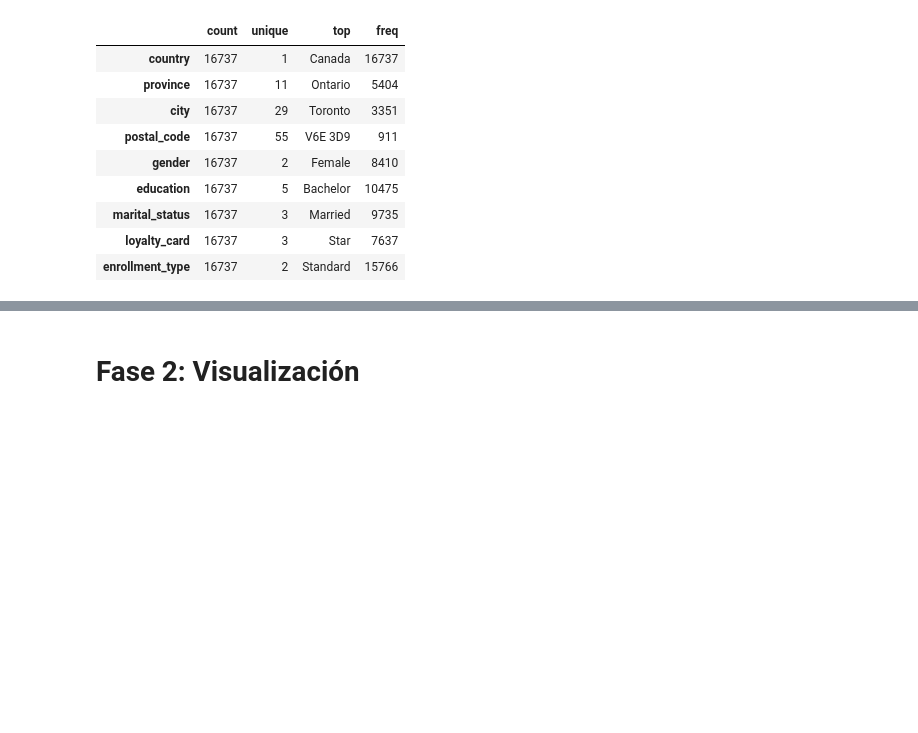
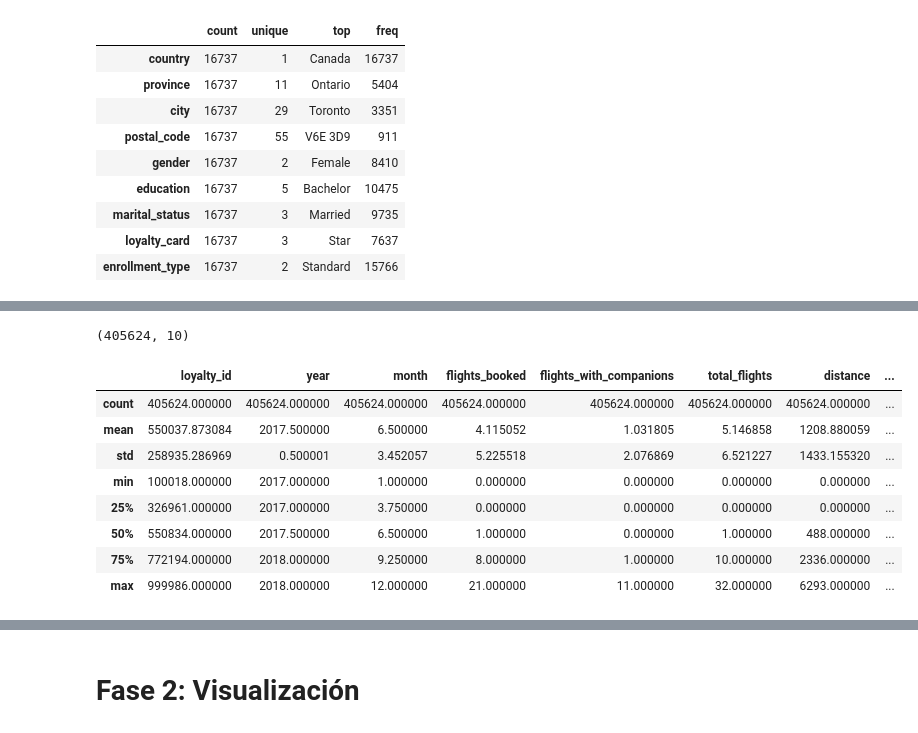
Before and after one commit to Adalab/bda-modulo-3-evaluacion-final-noeliareina, a Jupyter notebook: Ejercicio_Evaluacion_Modulo_3.ipynb, the cells around one changed output, grey strips where cells are left out. Saved outputs shown, nothing was run; the diff lists cells and outputs as text; code cells hidden in the pictures; blank space fills up the shorter version.

```diff
--- a/Ejercicio_Evaluacion_Modulo_3.ipynb
+++ b/Ejercicio_Evaluacion_Modulo_3.ipynb
@@ -834,0 +1106,5 @@ Se utiliza para reemplazar un valor concreto de esa columna, no todos
+# %%
+# 2. Cargar el dataset de la información de la actividad de los vuelos de los clientes sin la columna "Unnamed: 0"
+df_flight = pd.read_csv("Customer_Flight_Activity.csv")
+# Vista previa de los datos
+display(df_flight.head())
@@ -834,0 +1320,16 @@ Se utiliza para reemplazar un valor concreto de esa columna, no todos
+# %%
+df_flight.shape
+# %% [output]
+(405624, 10)
+# %%
+df_flight.describe()
+# %% [output]
+|  | loyalty_id | year | month | flights_booked | flights_with_companions | total_flights | distance | ... |
+| count | 405624.000000 | 405624.000000 | 405624.000000 | 405624.000000 | 405624.000000 | 405624.000000 | 405624.000000 | ... |
+| mean | 550037.873084 | 2017.500000 | 6.500000 | 4.115052 | 1.031805 | 5.146858 | 1208.880059 | ... |
+| std | 258935.286969 | 0.500001 | 3.452057 | 5.225518 | 2.076869 | 6.521227 | 1433.155320 | ... |
+| min | 100018.000000 | 2017.000000 | 1.000000 | 0.000000 | 0.000000 | 0.000000 | 0.000000 | ... |
+| 25% | 326961.000000 | 2017.000000 | 3.750000 | 0.000000 | 0.000000 | 0.000000 | 0.000000 | ... |
+| 50% | 550834.000000 | 2017.500000 | 6.500000 | 1.000000 | 0.000000 | 1.000000 | 488.000000 | ... |
+| 75% | 772194.000000 | 2018.000000 | 9.250000 | 8.000000 | 1.000000 | 10.000000 | 2336.000000 | ... |
+| max | 999986.000000 | 2018.000000 | 12.000000 | 21.000000 | 11.000000 | 32.000000 | 6293.000000 | ... |
```
Also changed, not shown: parts of 186 cells of this notebook, 4 other files.
